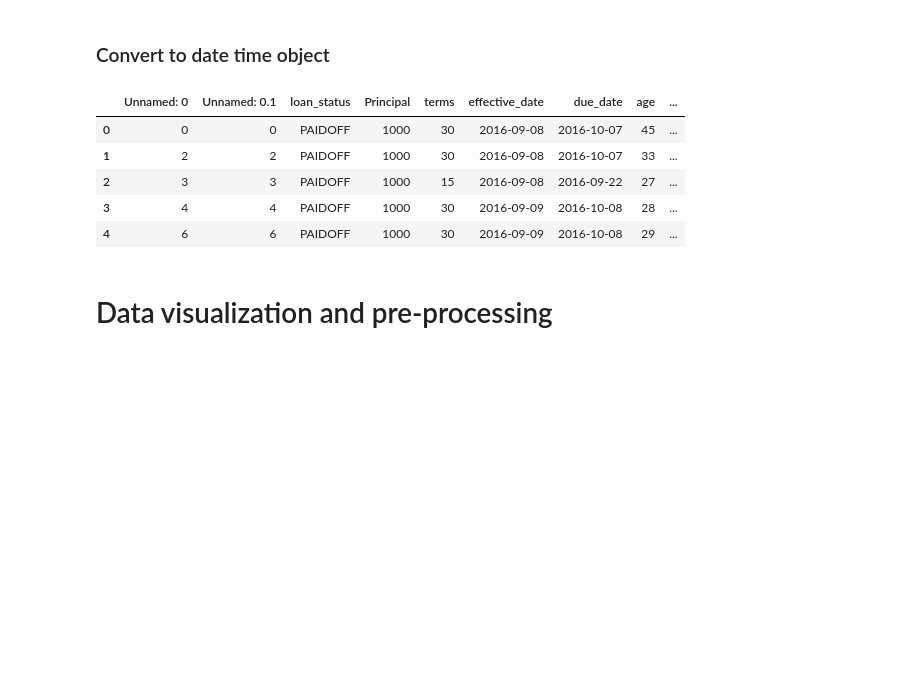
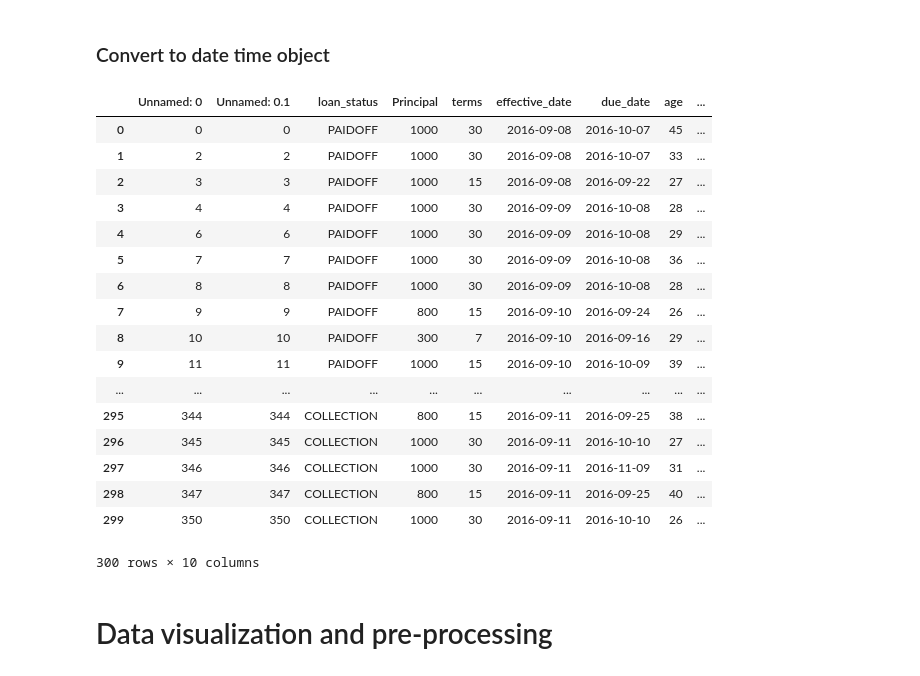
Before and after one commit to psywarrior1998/Coursera_IBM_MLWP, a Jupyter notebook: The_Best_Classifier.ipynb, the cells around one changed output. Saved outputs shown, nothing was run; the diff lists cells and outputs as text; code cells hidden in the pictures; blank space fills up the shorter version.

```diff
--- a/The_Best_Classifier.ipynb
+++ b/The_Best_Classifier.ipynb
@@ -82,14 +82,26 @@ df.shape
 # %%
 df['due_date'] = pd.to_datetime(df['due_date'])
 df['effective_date'] = pd.to_datetime(df['effective_date'])
-df.head()
+df.head(300)
 # %% [output]
 |  | Unnamed: 0 | Unnamed: 0.1 | loan_status | Principal | terms | effective_date | due_date | age | ... |
 | 0 | 0 | 0 | PAIDOFF | 1000 | 30 | 2016-09-08 | 2016-10-07 | 45 | ... |
 | 1 | 2 | 2 | PAIDOFF | 1000 | 30 | 2016-09-08 | 2016-10-07 | 33 | ... |
 | 2 | 3 | 3 | PAIDOFF | 1000 | 15 | 2016-09-08 | 2016-09-22 | 27 | ... |
 | 3 | 4 | 4 | PAIDOFF | 1000 | 30 | 2016-09-09 | 2016-10-08 | 28 | ... |
 | 4 | 6 | 6 | PAIDOFF | 1000 | 30 | 2016-09-09 | 2016-10-08 | 29 | ... |
+| 5 | 7 | 7 | PAIDOFF | 1000 | 30 | 2016-09-09 | 2016-10-08 | 36 | ... |
+| 6 | 8 | 8 | PAIDOFF | 1000 | 30 | 2016-09-09 | 2016-10-08 | 28 | ... |
+| 7 | 9 | 9 | PAIDOFF | 800 | 15 | 2016-09-10 | 2016-09-24 | 26 | ... |
+| 8 | 10 | 10 | PAIDOFF | 300 | 7 | 2016-09-10 | 2016-09-16 | 29 | ... |
+| 9 | 11 | 11 | PAIDOFF | 1000 | 15 | 2016-09-10 | 2016-10-09 | 39 | ... |
+| ... | ... | ... | ... | ... | ... | ... | ... | ... | ... |
+| 295 | 344 | 344 | COLLECTION | 800 | 15 | 2016-09-11 | 2016-09-25 | 38 | ... |
+| 296 | 345 | 345 | COLLECTION | 1000 | 30 | 2016-09-11 | 2016-10-10 | 27 | ... |
+| 297 | 346 | 346 | COLLECTION | 1000 | 30 | 2016-09-11 | 2016-11-09 | 31 | ... |
+| 298 | 347 | 347 | COLLECTION | 800 | 15 | 2016-09-11 | 2016-09-25 | 40 | ... |
+| 299 | 350 | 350 | COLLECTION | 1000 | 30 | 2016-09-11 | 2016-10-10 | 26 | ... |
+300 rows × 10 columns
 # %% [markdown]
 # Data visualization and pre-processing
 # %% [markdown]
```
Also changed, not shown: parts of 34 cells of this notebook.
